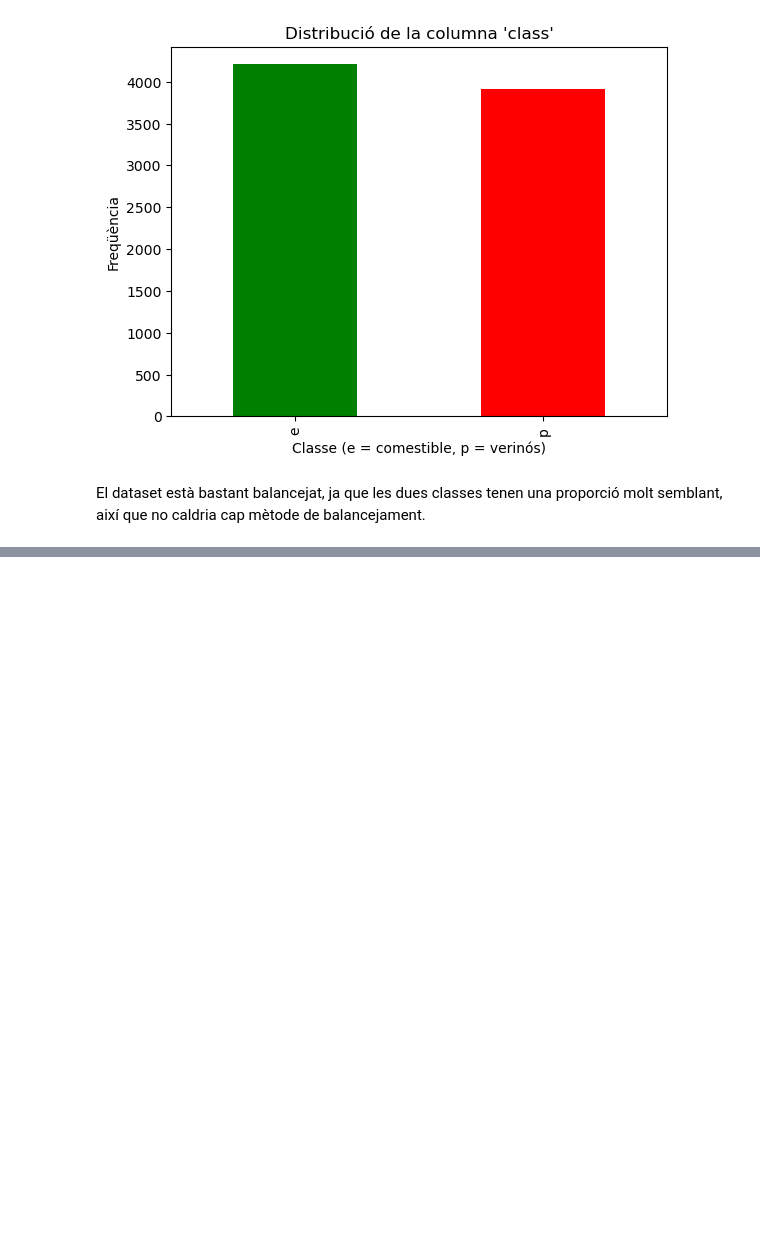
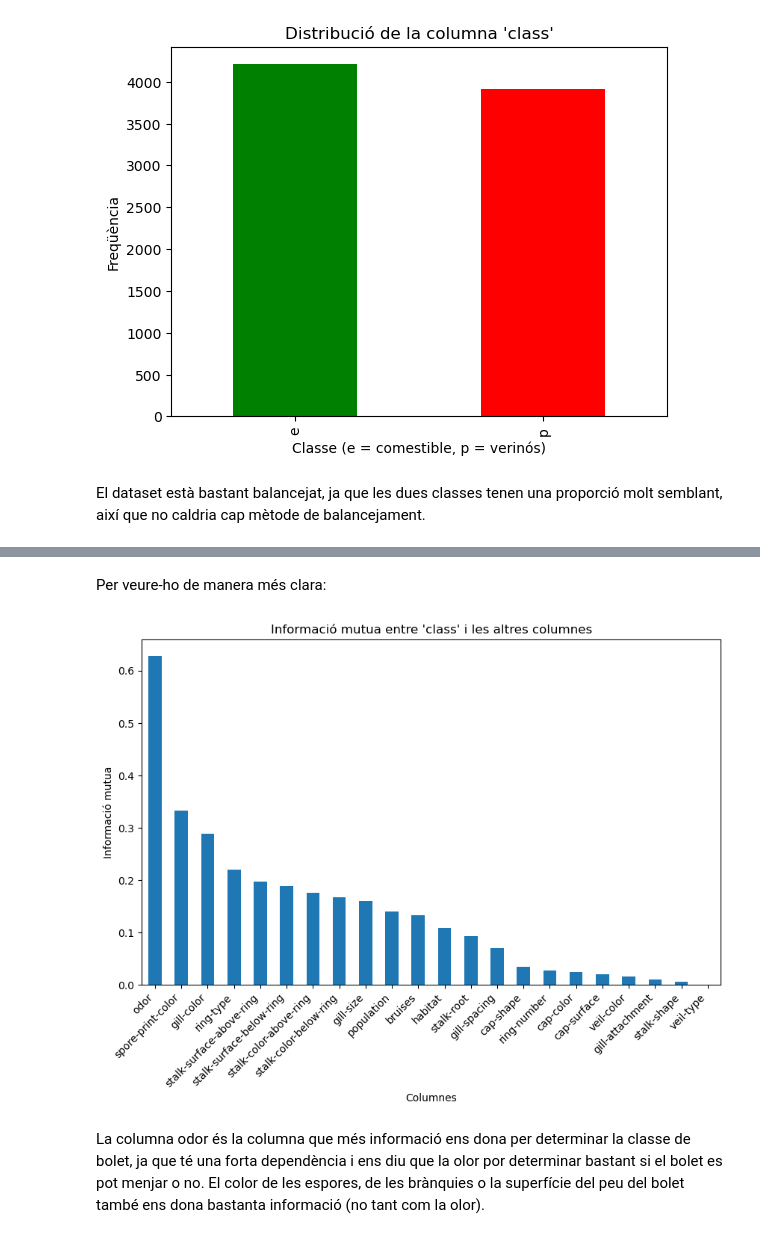
Before and after one commit to NIU1669682/Cas-Kaggle-2, a Jupyter notebook: Classificador de bolets.ipynb, the cells around one changed output, grey strips where cells are left out. Drawn from its saved outputs; the diff is of its cells as text; code cells hidden in the pictures; blank space fills up the shorter version.

```diff
--- a/Classificador de bolets.ipynb
+++ b/Classificador de bolets.ipynb
@@ -56,0 +62,14 @@ El dataset està bastant balancejat, ja que les dues classes tenen una proporci
+# %%
+codificacio = {}
+data_codificada = data.copy()
+
+for col in data.columns:
+    le = LabelEncoder()
+    data_codificada[col] = le.fit_transform(data[col])
+    codificacio[col] = le
+
+X = data_codificada.drop('class', axis=1)
+y = data_codificada['class']
+
+print("Dataset codificat:")
+print(data_codificada)
@@ -56,0 +96,5 @@ El dataset està bastant balancejat, ja que les dues classes tenen una proporci
+# %%
+mutual_info = mutual_info_classif(X, y, discrete_features=True)
+correlacions = pd.Series(mutual_info, index=X.columns).sort_values(ascending=False)
+print("Correlacions entre 'class' i la resta de columnes: ")
+print(correlacions)
@@ -56,0 +119,14 @@ El dataset està bastant balancejat, ja que les dues classes tenen una proporci
+# %% [markdown]
+Per veure-ho de manera més clara:
+# %%
+plt.figure(figsize=(10,6))
+correlacions.plot(kind='bar')
+plt.title("Informació mutua entre 'class' i les altres columnes")
+plt.xlabel("Columnes")
+plt.ylabel("Informació mutua")
+plt.xticks(rotation=45, ha='right')
+plt.show()
+# %% [output]
+[figure, added]
+# %% [markdown]
+La columna odor és la columna que més informació ens dona per determinar la classe de bolet, ja que té una forta dependència i ens diu que la olor por determinar bastant si el bolet es pot menjar o no. El color de les espores, de les brànquies o la superfície del peu del bolet també ens dona bastanta informació (no tant com la olor).
```
Also changed, not shown: parts of 6 cells of this notebook.
